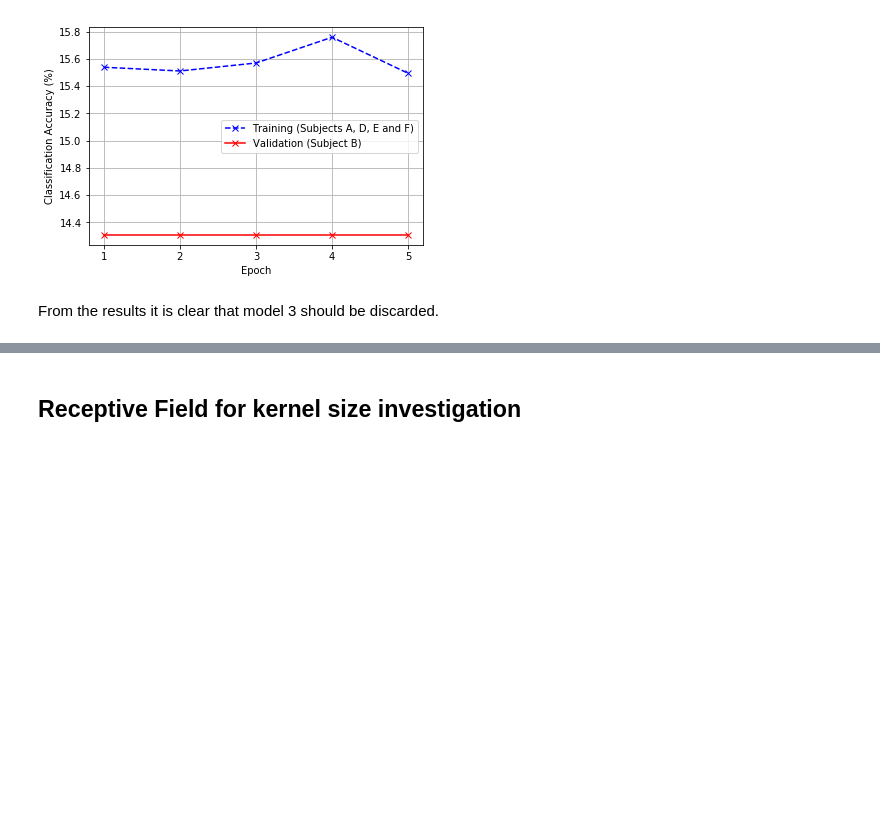
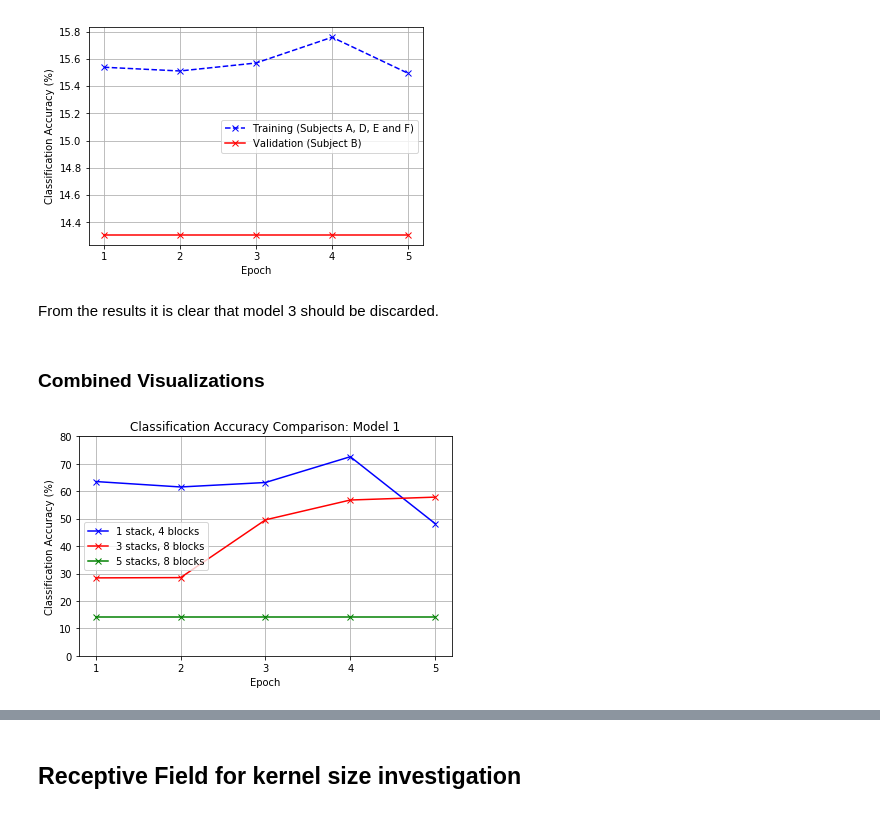
Before and after one commit to Andrew-Mackay/Adapting-the-WaveNet-Deep-Learning-Model-for-RADAR-Classification, a Jupyter notebook: notebooks/11_range_data_model_initial_testing.ipynb, the cells around one changed output, grey strips where cells are left out. Drawn from its saved outputs; the diff is of its cells as text; code cells hidden in the pictures; blank space fills up the shorter version.

Commit message:
generated new graphs for dissertation

```diff
--- a/notebooks/11_range_data_model_initial_testing.ipynb
+++ b/notebooks/11_range_data_model_initial_testing.ipynb
@@ -954,3 +954,33 @@ visualize_results(csvlog_path, save=OVERWRITE_GRAPHS, save_file_name=save_graph_
 [figure]
 # %% [markdown]
 From the results it is clear that model 3 should be discarded.
+# %% [markdown]
+### Combined Visualizations
+# %%
+model_1_4_1 = pd.read_csv(RESULTS_PATH + "model_1_NO_MTI_dd_4_stacks_1.csv")
+model_1_8_3 = pd.read_csv(RESULTS_PATH + "model_1_NO_MTI_dd_8_stacks_3.csv")
+model_1_8_5 = pd.read_csv(RESULTS_PATH + "model_1_NO_MTI_dd_8_stacks_5.csv")
+
+model_2_4_1 = pd.read_csv(RESULTS_PATH + "model_2_NO_MTI_dd_4_stacks_1.csv")
+model_2_8_3 = pd.read_csv(RESULTS_PATH + "model_2_NO_MTI_dd_8_stacks_3.csv")
+model_2_8_5 = pd.read_csv(RESULTS_PATH + "model_2_NO_MTI_dd_8_stacks_5.csv")
+# %%
+epochs = model_1_4_1['epoch'] + 1
+plt.plot(epochs, model_1_4_1['val_acc'] * 100, 'b-', label="1 stack, 4 blocks", marker='x')
+plt.plot(epochs, model_1_8_3['val_acc'] * 100, 'r-', label="3 stacks, 8 blocks", marker='x')
+plt.plot(epochs, model_1_8_5['val_acc'] * 100, 'g-', label="5 stacks, 8 blocks", marker='x')
+plt.ylim((0, 80))
+plt.xticks(epochs)
+
+plt.xlabel("Epoch")
+plt.ylabel("Classification Accuracy (%)")
+plt.title("Classification Accuracy Comparison: Model 1")
+
+plt.grid(True)
+plt.legend()
+
+plt.tight_layout()
+if OVERWRITE_GRAPHS:
+    plt.savefig(RESULTS_PATH + 'val_acc_model_1.pdf', format='pdf')
+# %% [output]
+[figure, added]
```
Also changed, not shown: parts of 2 cells of this notebook, 31 other files.
